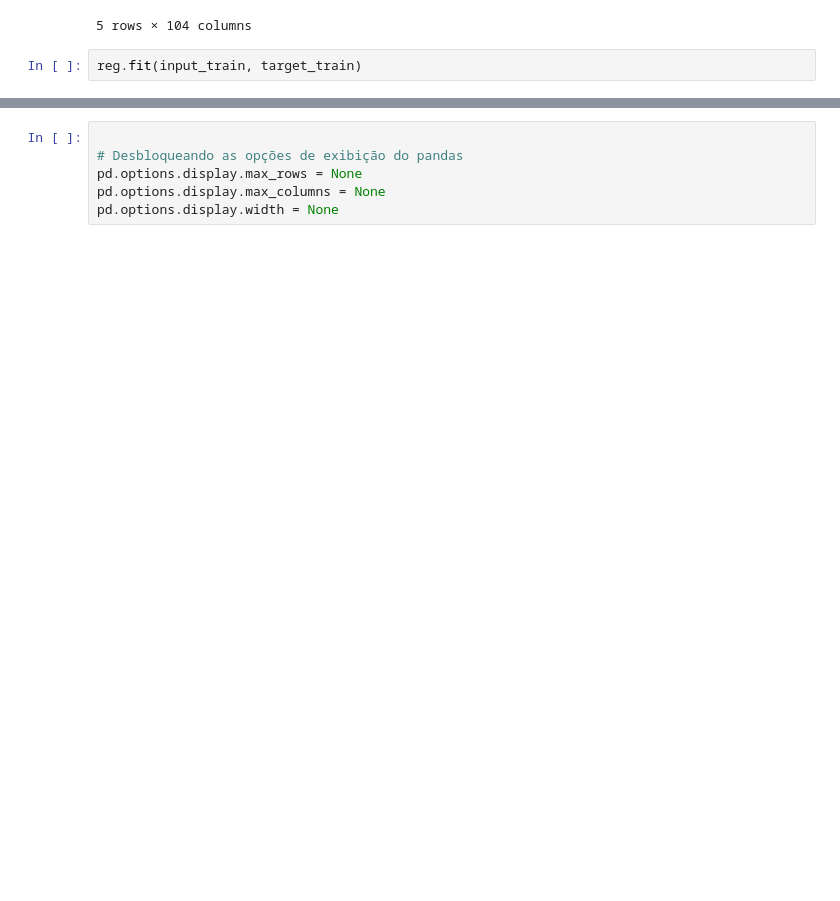
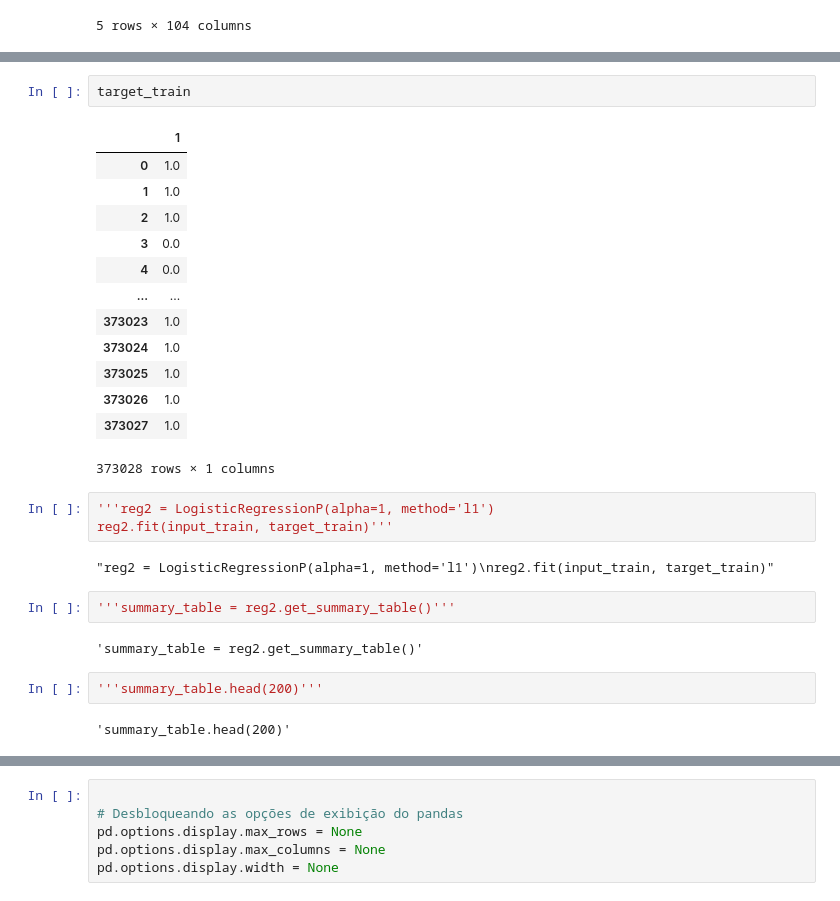
Before and after one commit to vinifranco48/credit_risk, a Jupyter notebook: notebooks/modelling_PD.ipynb, the cells around one changed output, grey strips where cells are left out. Saved outputs shown, nothing was run; the diff lists cells and outputs as text; blank space fills up the shorter version.

```diff
--- a/notebooks/modelling_PD.ipynb
+++ b/notebooks/modelling_PD.ipynb
@@ -266,5 +270,3 @@ input_train.head()
 | 412305 | False | False | False | True | False | False | False | False | ... |
 | 36159 | False | False | True | False | False | False | False | True | ... |
 5 rows × 104 columns
-# %%
-reg.fit(input_train, target_train)
@@ -285,0 +440,29 @@ feature_name = input_train.columns.values
+# %%
+target_train
+# %% [output]
+|  | 1 |
+| 0 | 1.0 |
+| 1 | 1.0 |
+| 2 | 1.0 |
+| 3 | 0.0 |
+| 4 | 0.0 |
+| ... | ... |
+| 373023 | 1.0 |
+| 373024 | 1.0 |
+| 373025 | 1.0 |
+| 373026 | 1.0 |
+| 373027 | 1.0 |
+373028 rows × 1 columns
+# %%
+'''reg2 = LogisticRegressionP(alpha=1, method='l1')
+reg2.fit(input_train, target_train)'''
+# %% [output]
+"reg2 = LogisticRegressionP(alpha=1, method='l1')\nreg2.fit(input_train, target_train)"
+# %%
+'''summary_table = reg2.get_summary_table()'''
+# %% [output]
+'summary_table = reg2.get_summary_table()'
+# %%
+'''summary_table.head(200)'''
+# %% [output]
+'summary_table.head(200)'
```
Also changed, not shown: parts of 12 cells of this notebook, 2 other files.
